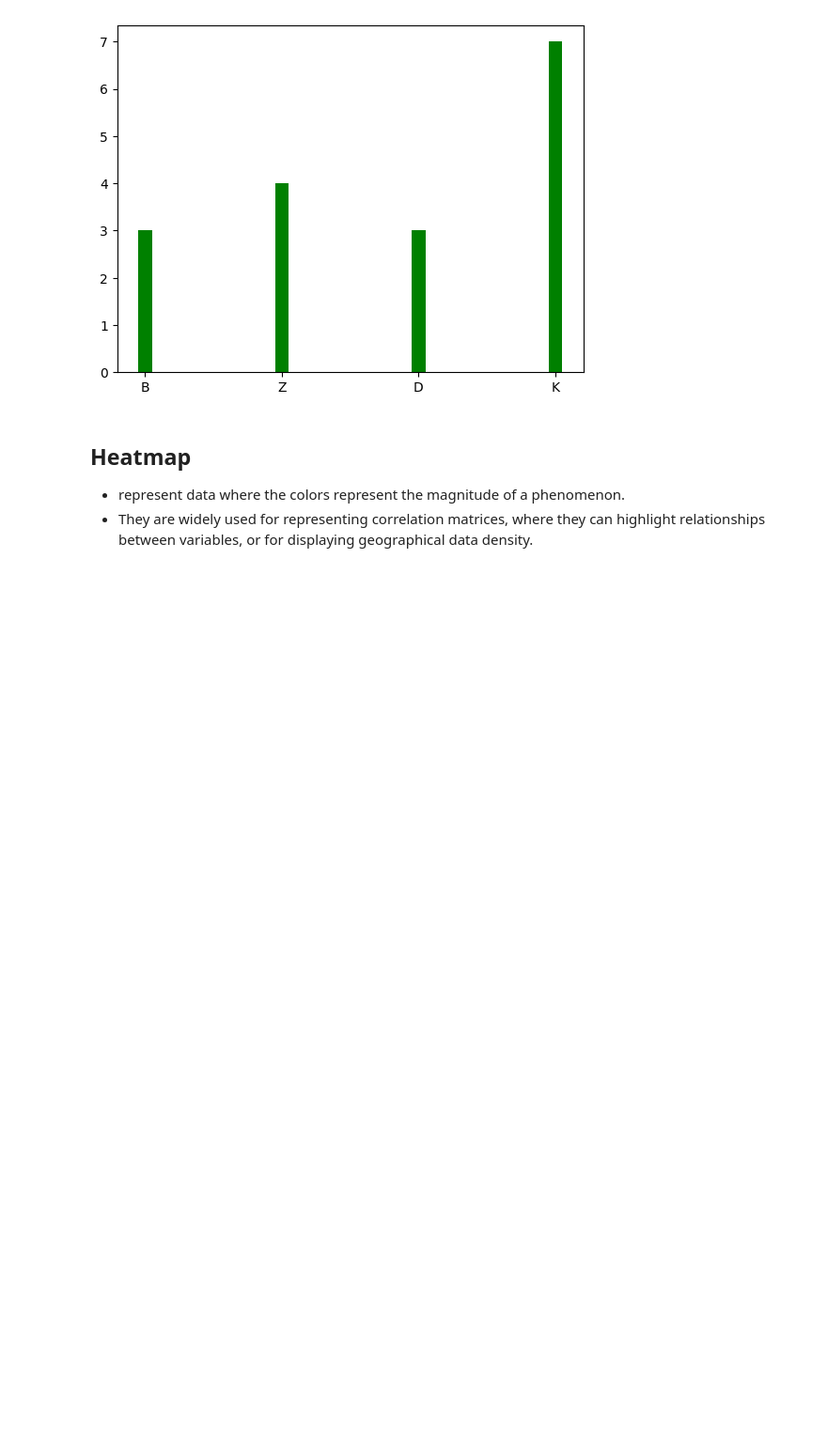
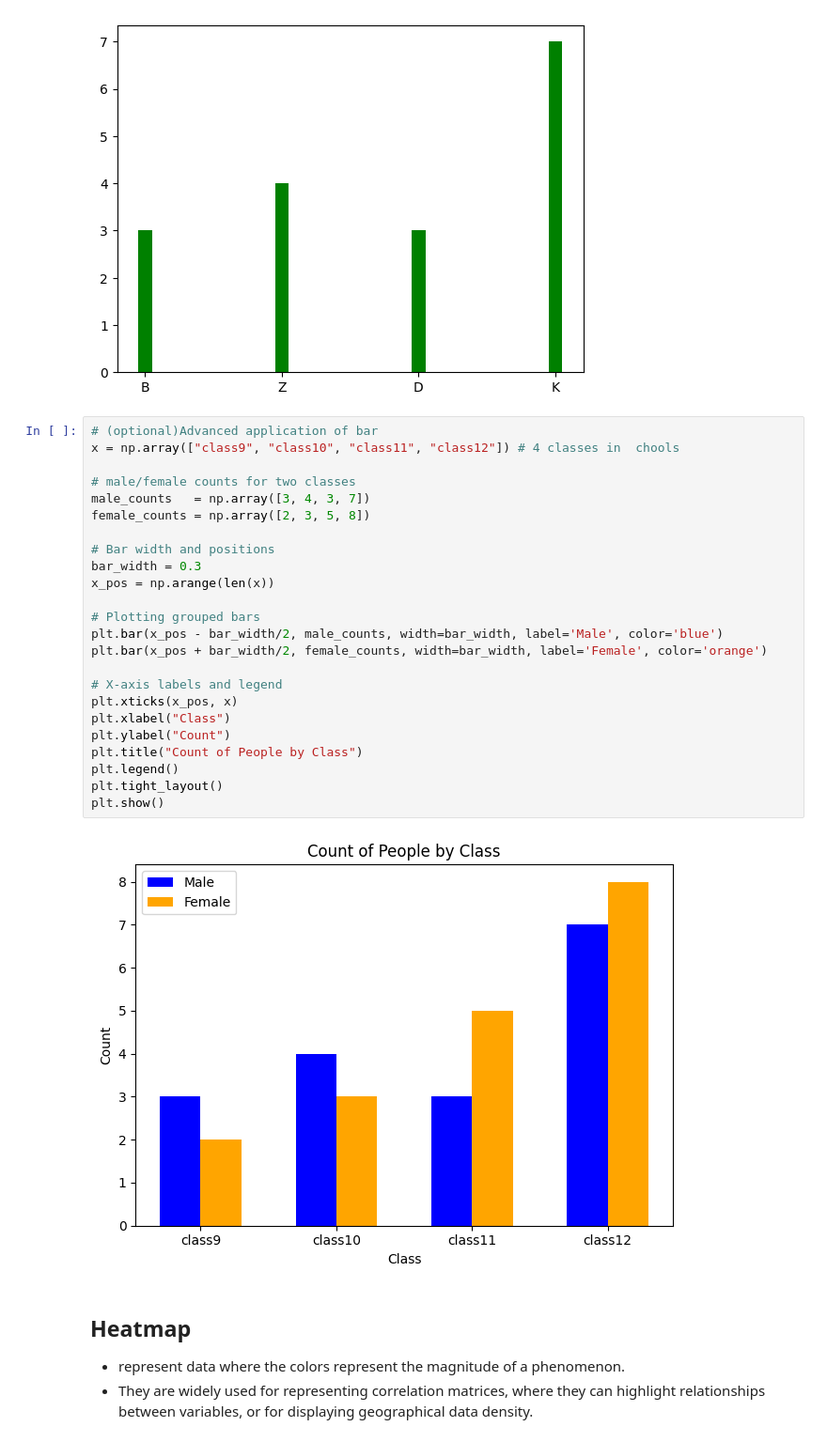
Before and after one commit to ash322ash422/tut_matplotlib, a Jupyter notebook: tut_mp2_bar_heatmap.ipynb, the cells around one changed output. Shown: that part at 94% size. Drawn from its saved outputs; the diff is of its cells as text; blank space fills up the shorter version.

```diff
--- a/tut_mp2_bar_heatmap.ipynb
+++ b/tut_mp2_bar_heatmap.ipynb
@@ -45,6 +45,32 @@ plt.bar(x, y, color="green", width = 0.1)
 plt.show()
 # %% [output]
 [figure]
+# %%
+# (optional)Advanced application of bar
+x = np.array(["class9", "class10", "class11", "class12"]) # 4 classes in  chools
+
+# male/female counts for two classes
+male_counts   = np.array([3, 4, 3, 7])
+female_counts = np.array([2, 3, 5, 8])
+
+# Bar width and positions
+bar_width = 0.3
+x_pos = np.arange(len(x))
+
+# Plotting grouped bars
+plt.bar(x_pos - bar_width/2, male_counts, width=bar_width, label='Male', color='blue')
+plt.bar(x_pos + bar_width/2, female_counts, width=bar_width, label='Female', color='orange')
+
+# X-axis labels and legend
+plt.xticks(x_pos, x)
+plt.xlabel("Class")
+plt.ylabel("Count")
+plt.title("Count of People by Class")
+plt.legend()
+plt.tight_layout()
+plt.show()
+# %% [output]
+[figure, added]
 # %% [markdown]
 ## Heatmap
 - represent data where the colors represent the magnitude of a phenomenon.
```
